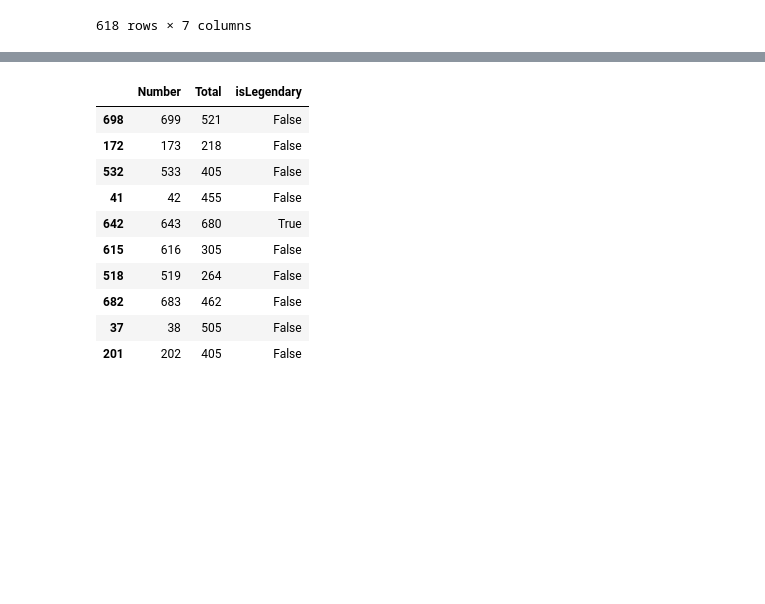
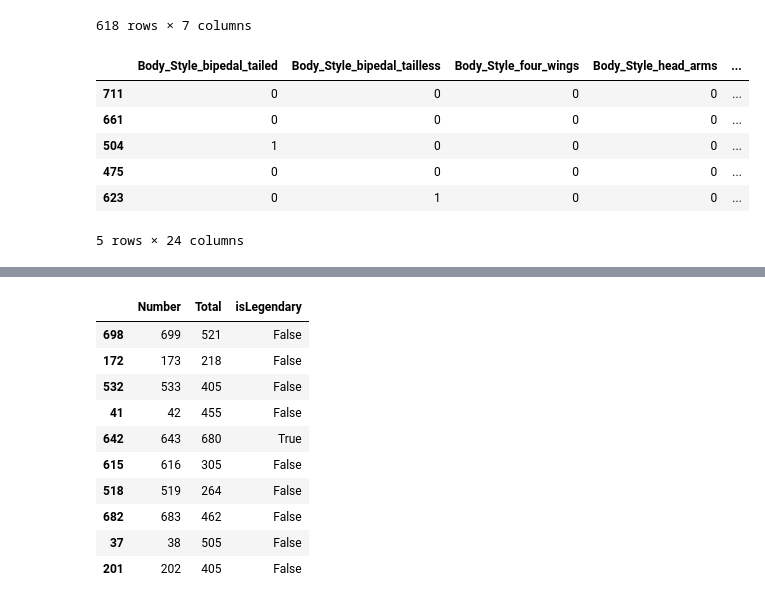
Before and after one commit to brunolmourao/machine-learning, a Jupyter notebook: Trabalho Final/Trabalho Final.ipynb, the cells around one changed output, grey strips where cells are left out. Cells and saved outputs as stored; diff of their text form; code cells hidden in the pictures; blank space fills up the shorter version.

```diff
--- a/Trabalho Final/Trabalho Final.ipynb
+++ b/Trabalho Final/Trabalho Final.ipynb
@@ -214,3 +214,5 @@ obj_df[obj_df.isnull().any(axis=1)]
 dummiesEntradas = pd.get_dummies(obj_df, columns = ["Body_Style","Color"])
 # %%
 dummmiesSaida = pd.get_dummies(obj_df,columns = ["Type_1"])
+# %%
+dummiesEntradas = dummiesEntradas.drop(["Name","Type_2","Type_1","Egg_Group_1","Egg_Group_2"],axis=1)
@@ -216,0 +221,10 @@ dummmiesSaida = pd.get_dummies(obj_df,columns = ["Type_1"])
+# %%
+dummiesEntradas.sample(5)
+# %% [output]
+|  | Body_Style_bipedal_tailed | Body_Style_bipedal_tailless | Body_Style_four_wings | Body_Style_head_arms | ... |
+| 711 | 0 | 0 | 0 | 0 | ... |
+| 661 | 0 | 0 | 0 | 0 | ... |
+| 504 | 1 | 0 | 0 | 0 | ... |
+| 475 | 0 | 0 | 0 | 0 | ... |
+| 623 | 0 | 1 | 0 | 0 | ... |
+5 rows × 24 columns
```
Also changed, not shown: parts of 6 cells of this notebook.
